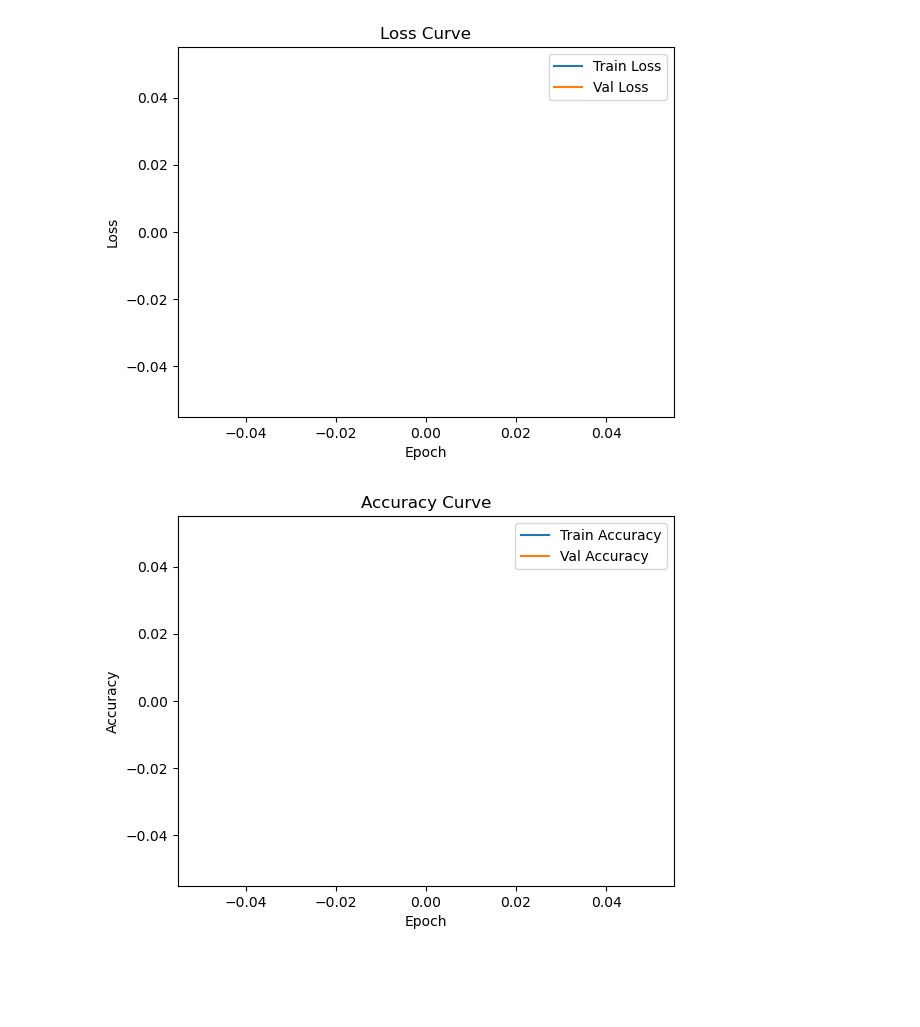
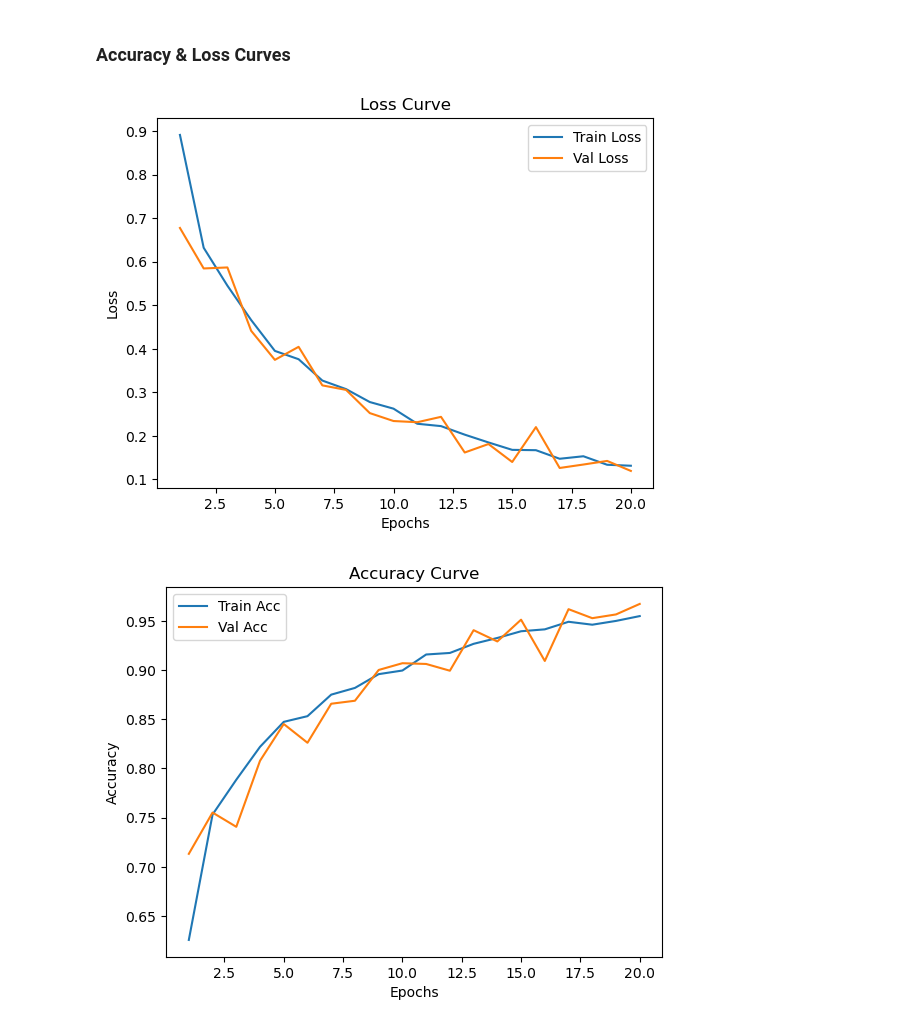
Before and after one commit to rishitvakare/BrainImageClassification, a Jupyter notebook: BrainTumor_CNN_Notebook.ipynb, the cells around one changed output. Saved outputs shown, nothing was run; the diff lists cells and outputs as text; code cells hidden in the pictures; blank space fills up the shorter version.

```diff
--- a/BrainTumor_CNN_Notebook.ipynb
+++ b/BrainTumor_CNN_Notebook.ipynb
@@ -148,0 +63,16 @@ KeyboardInterrupt:
+# %%
+GRAY_MEAN, GRAY_STD = [0.5], [0.5]
+
+get_train_transforms = transforms.Compose([
+    transforms.Resize((224,224)),
+    transforms.RandomHorizontalFlip(),
+    transforms.RandomRotation(15),
+    transforms.ToTensor(),
+    transforms.Normalize(GRAY_MEAN, GRAY_STD),
+])
+
+get_val_transforms = transforms.Compose([
+    transforms.Resize((224,224)),
+    transforms.ToTensor(),
+    transforms.Normalize(GRAY_MEAN, GRAY_STD),
+])
@@ -149,28 +192,18 @@ KeyboardInterrupt:
+# %% [markdown]
+### Accuracy & Loss Curves
 # %%
-import matplotlib.pyplot as plt
-
-# Assuming train_losses, val_losses, train_accs, val_accs are defined
-epochs = range(1, len(train_losses) + 1)
-
-# Plot Loss Curve
-plt.figure()
+epochs = range(1, len(train_losses)+1)
+plt.xlabel('Epochs')
+plt.ylabel('Loss')
 plt.plot(epochs, train_losses, label='Train Loss')
 plt.plot(epochs, val_losses, label='Val Loss')
-plt.xlabel('Epoch')
-plt.ylabel('Loss')
-plt.legend()
-plt.title('Loss Curve')
-plt.show()
+plt.legend(); plt.title('Loss Curve'); plt.show()
 
-# Plot Accuracy Curve
-plt.figure()
-plt.plot(epochs, train_accs, label='Train Accuracy')
-plt.plot(epochs, val_accs, label='Val Accuracy')
-plt.xlabel('Epoch')
+plt.xlabel('Epochs')
 plt.ylabel('Accuracy')
-plt.legend()
-plt.title('Accuracy Curve')
-plt.show()
+plt.plot(epochs, train_accs, label='Train Acc')
+plt.plot(epochs, val_accs, label='Val Acc')
+plt.legend(); plt.title('Accuracy Curve'); plt.show()
 # %% [output]
-[figure, old version]
+[figure, new version]
-[figure, old version]
+[figure, new version]
```
Also changed, not shown: parts of 22 cells of this notebook, 1 other file.
